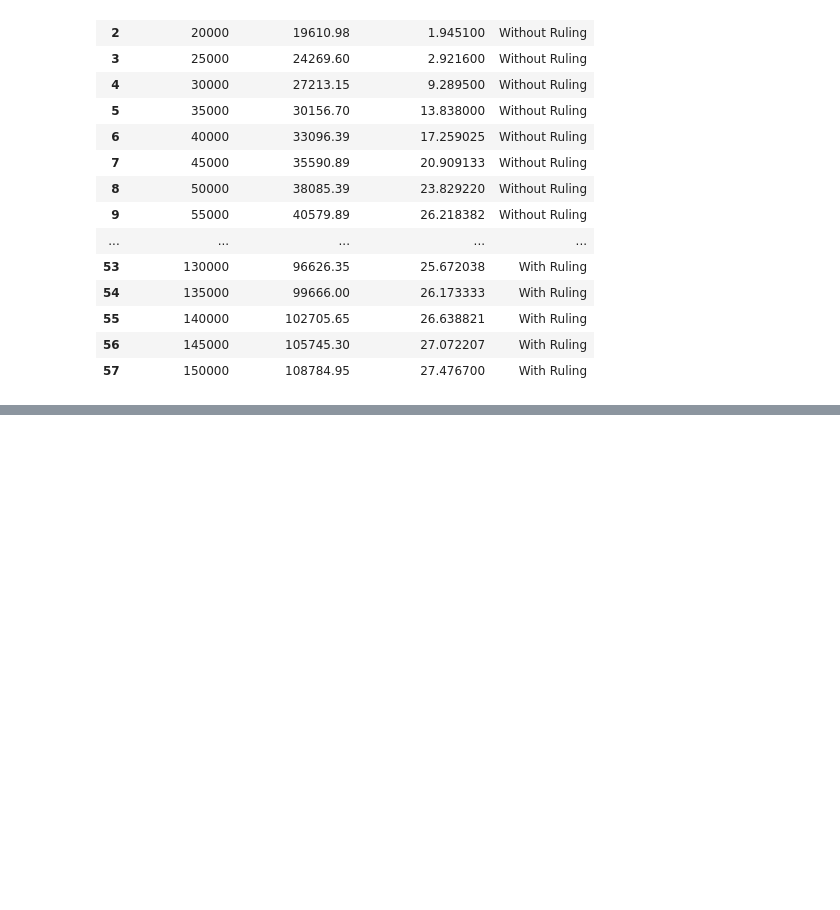
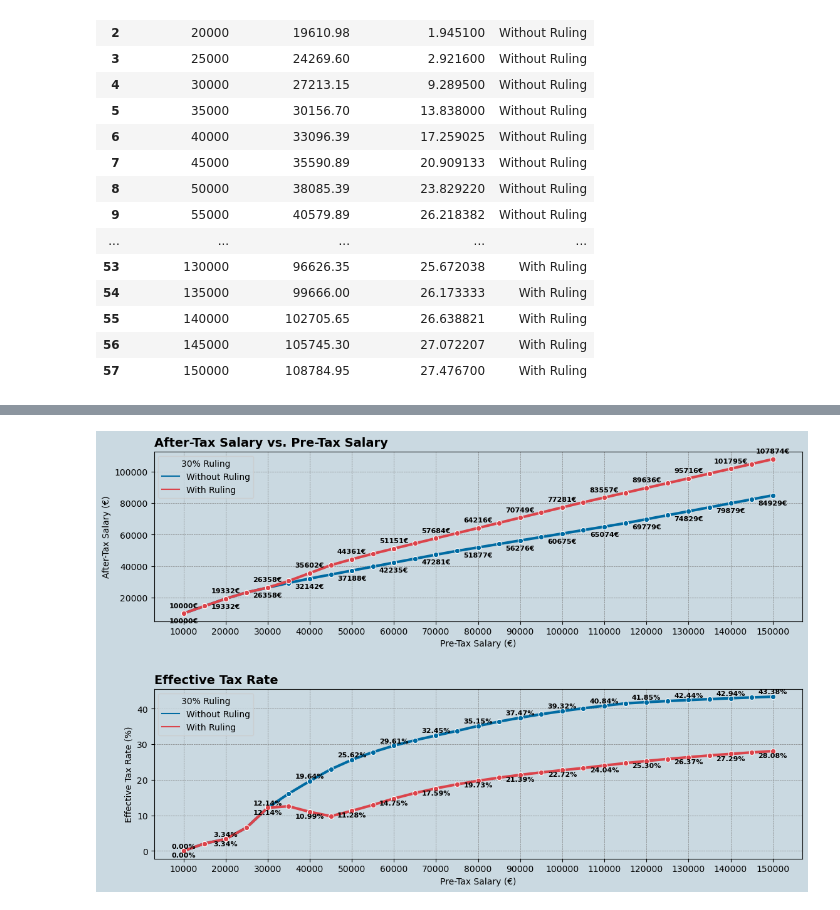
Before and after one commit to zjplab/Dutch-Income-Tax-Calculator, a Jupyter notebook: src/research/tax rate.ipynb, the cells around one changed output, grey strips where cells are left out. Saved outputs shown, nothing was run; the diff lists cells and outputs as text; code cells hidden in the pictures; blank space fills up the shorter version.

```diff
--- a/src/research/tax rate.ipynb
+++ b/src/research/tax rate.ipynb
@@ -172,0 +139,54 @@ plt.show()
+# %%
+# Define the background color
+bg_color = '#CAD9E1'
+
+# Calculate a reasonable offset based on the range of y-values
+y_range_after_tax = df['After-Tax Salary'].max() - df['After-Tax Salary'].min()
+y_offset_after_tax = y_range_after_tax * 0.05  # 1% of the range for offset
+
+y_range_effective_tax = df['Effective Tax Rate'].max() - df['Effective Tax Rate'].min()
+y_offset_effective_tax = y_range_effective_tax * 0.03  # 1% of the range for offset
+
+# Plotting with updated style
+plt.figure(facecolor=bg_color, figsize=(12, 8))
+
+# After-Tax Salary Plot
+ax1 = plt.subplot(2, 1, 1, facecolor=bg_color)
+sns.lineplot(x='Pre-Tax Salary', y='After-Tax Salary', hue='30% Ruling', data=df, palette=['#006BA2', '#DB444B'], marker='o', linewidth=3)
+plt.title('After-Tax Salary vs. Pre-Tax Salary', fontsize=14, fontweight='bold', loc='left')
+plt.xlabel('Pre-Tax Salary (€)')
+plt.ylabel('After-Tax Salary (€)')
+legend = plt.legend(title='30% Ruling')
+legend.get_frame().set_facecolor(bg_color)
+plt.grid(True, which='major', linestyle='--', linewidth='0.5', color='grey')
+plt.xticks(ticks=np.arange(10000, 160000, 10000))
+plt.minorticks_off()
+
+# Annotations for 'After-Tax Salary' plot
+for ruling, adjust in zip(['With Ruling', 'Without Ruling'], [-y_offset_after_tax, y_offset_after_tax]):
+    ruling_df = df[df['30% Ruling'] == ruling]
+    for x, y in ruling_df[ruling_df['Pre-Tax Salary'] % 10000 == 0].groupby('Pre-Tax Salary')['After-Tax Salary'].mean().items():
+        ax1.text(x, y - adjust, f"{int(y)}€", verticalalignment='center', horizontalalignment='center', color='black', fontsize=8, fontweight='bold')
+
+# Effective Tax Rate Plot
+ax2 = plt.subplot(2, 1, 2, facecolor=bg_color)
+sns.lineplot(x='Pre-Tax Salary', y='Effective Tax Rate', hue='30% Ruling', data=df, palette=['#006BA2', '#DB444B'], marker='o', linewidth=3)
+plt.title('Effective Tax Rate', fontsize=14, fontweight='bold', loc='left')
+plt.xlabel('Pre-Tax Salary (€)')
+plt.ylabel('Effective Tax Rate (%)')
+legend = plt.legend(title='30% Ruling')
+legend.get_frame().set_facecolor(bg_color)
+plt.grid(True, which='major', linestyle='--', linewidth='0.5', color='grey')
+plt.xticks(ticks=np.arange(10000, 160000, 10000))
+plt.minorticks_off()
+
+# Annotations for 'Effective Tax Rate' plot
+for ruling, adjust in zip(['With Ruling', 'Without Ruling'], [y_offset_effective_tax, -y_offset_effective_tax]):
+    ruling_df = df[df['30% Ruling'] == ruling]
+    for x, rate in ruling_df[ruling_df['Pre-Tax Salary'] % 10000 == 0].groupby('Pre-Tax Salary')['Effective Tax Rate'].mean().items():
+        ax2.text(x, rate - adjust, f"{rate:.2f}%", verticalalignment='center', horizontalalignment='center', color='black', fontsize=8, fontweight='bold')
+
+plt.tight_layout(pad=3.0)
+plt.show()
+# %% [output]
+[figure, added]
```
Also changed, not shown: parts of 3 cells of this notebook.
